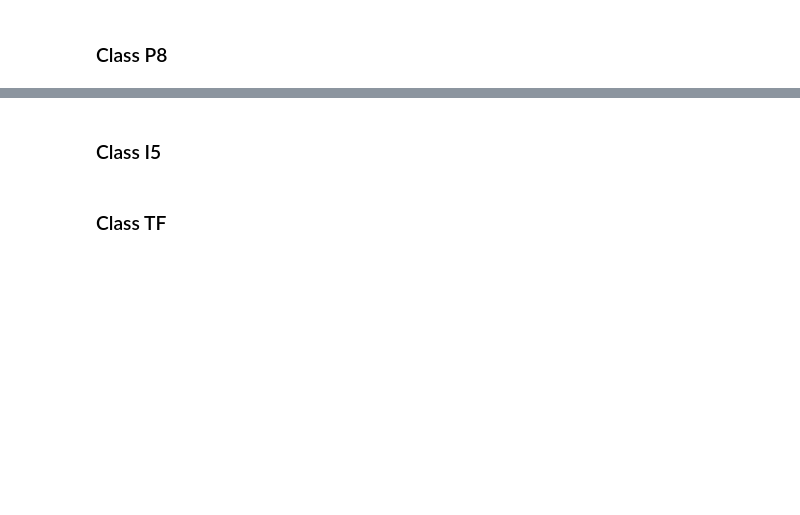
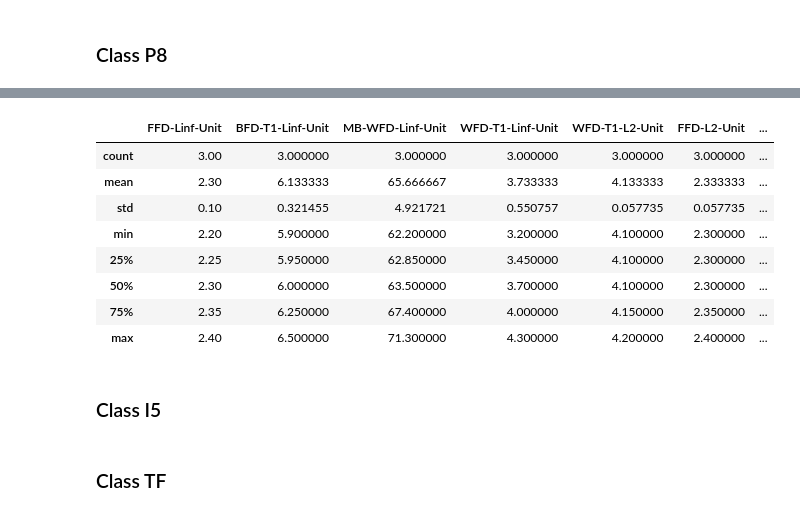
Before and after one commit to Vectorpack/experiments_vector_paper, a Jupyter notebook: results_data/notebooks/compare_algos.ipynb, the cells around one changed output, grey strips where cells are left out. Cells and saved outputs as stored; diff of their text form; code cells hidden in the pictures; blank space fills up the shorter version.

```diff
--- a/results_data/notebooks/compare_algos.ipynb
+++ b/results_data/notebooks/compare_algos.ipynb
@@ -150,7 +148,8 @@ def get_score(s):
     return score
 # %%
 def rename_algos(algo_list):
-    return [x.replace("WFDm-BS", "MB-WFD").replace("BFDm-BS", "MB-BFD").replace("Pairing-BS", "MB-Pairing").replace("ReciprocAvg", "RecipAvg") for x in algo_list]
+    new_list = [x.replace("WFDm-BS", "MB-WFD").replace("BFDm-BS", "MB-BFD").replace("Pairing-BS", "MB-Pairing") for x in algo_list]
+    return [x.replace("ReciprocAvg", "RecipAvg").replace("BCS-", "BC-") for x in new_list]
 # %% [markdown]
 ## Get results
 # %%
@@ -500,5 +847,5 @@ plot_summary_family(unit_results_P[1].loc["5"], unit_results_P[0].loc["5"], alg_
 # %% [markdown]
 ### Class P8
 # %%
-idxP8 = unit_results_P[0].loc["8"][alg_names_unit].mean().sort_values().head(15).index
+idxP8 = unit_results_P[0].loc["8",500][alg_names_unit].mean().sort_values().head(15).index
 # %%
@@ -506,4 +870,14 @@ unit_results_P[0].loc["8"][idxP8].mean()
 # %%
-unit_results_P[1].loc["8",500,:][idxP8].describe()
+unit_results_P[1].loc["8",500][idxP8].describe()
+# %% [output]
+|  | FFD-Linf-Unit | BFD-T1-Linf-Unit | MB-WFD-Linf-Unit | WFD-T1-Linf-Unit | WFD-T1-L2-Unit | FFD-L2-Unit | ... |
+| count | 3.00 | 3.000000 | 3.000000 | 3.000000 | 3.000000 | 3.000000 | ... |
+| mean | 2.30 | 6.133333 | 65.666667 | 3.733333 | 4.133333 | 2.333333 | ... |
+| std | 0.10 | 0.321455 | 4.921721 | 0.550757 | 0.057735 | 0.057735 | ... |
+| min | 2.20 | 5.900000 | 62.200000 | 3.200000 | 4.100000 | 2.300000 | ... |
+| 25% | 2.25 | 5.950000 | 62.850000 | 3.450000 | 4.100000 | 2.300000 | ... |
+| 50% | 2.30 | 6.000000 | 63.500000 | 3.700000 | 4.100000 | 2.300000 | ... |
+| 75% | 2.35 | 6.250000 | 67.400000 | 4.000000 | 4.150000 | 2.350000 | ... |
+| max | 2.40 | 6.500000 | 71.300000 | 4.300000 | 4.200000 | 2.400000 | ... |
 # %%
 fname = proj_path / "plots/algos_unit_P8.pdf"
```
Also changed, not shown: parts of 197 cells of this notebook, 3 other files.
